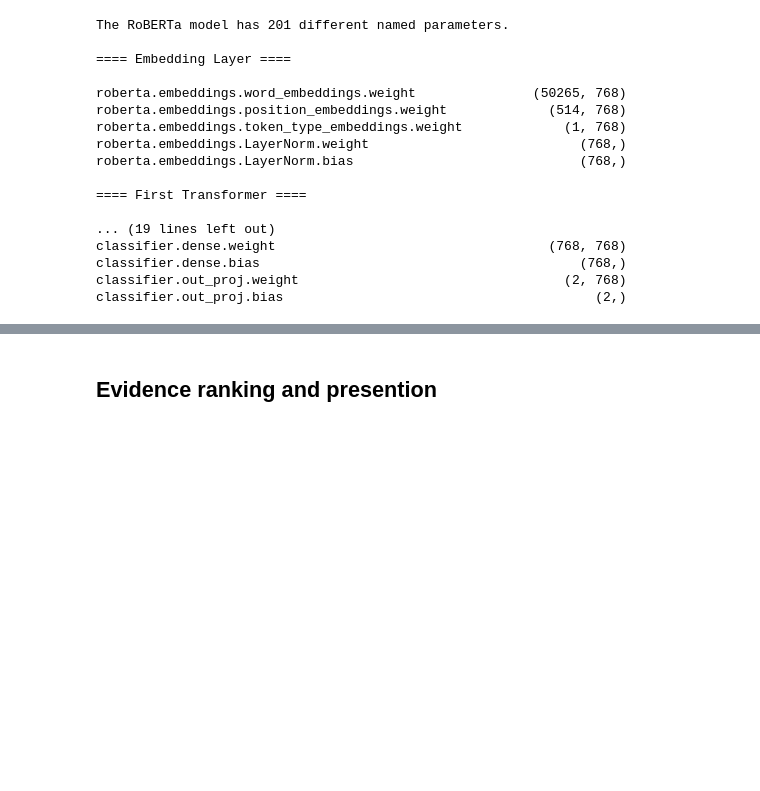
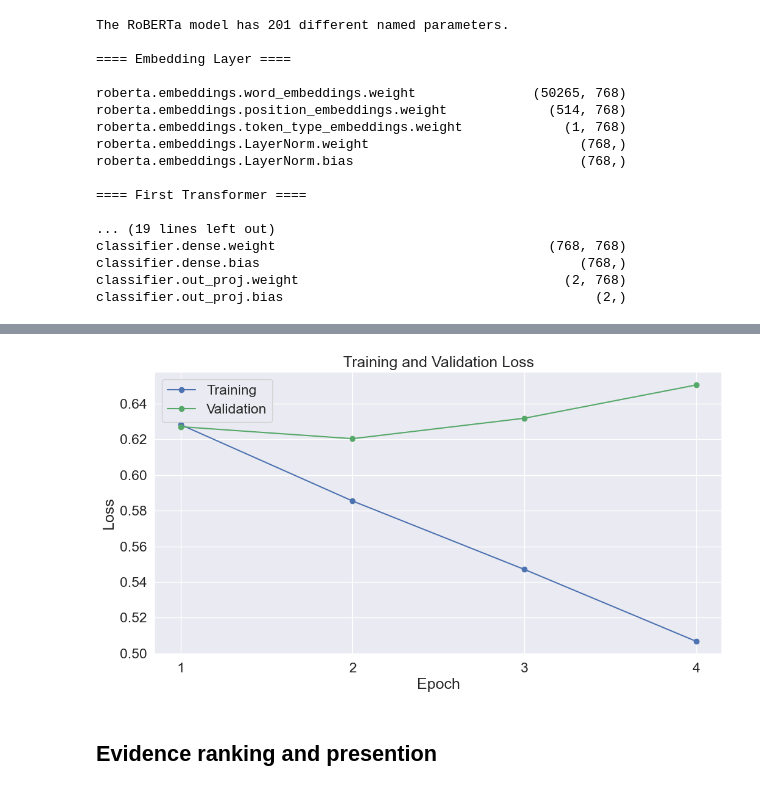
Before and after one commit to phon1e/phon1e, a Jupyter notebook: NLP/main_module/TEST01.ipynb, the cells around one changed output, grey strips where cells are left out. Cells and saved outputs as stored; diff of their text form; code cells hidden in the pictures; blank space fills up the shorter version.

Commit message:
update roberta

```diff
--- a/NLP/main_module/TEST01.ipynb
+++ b/NLP/main_module/TEST01.ipynb
@@ -798,9 +764,3 @@ train_size = int(0.9 * len(roberta_ds))
 val_size = len(roberta_ds) - train_size
 
 roberta_train_ds, roberta_val_ds = random_split(roberta_ds, [train_size, val_size])
-
-#remove ids from tensor
-roberta_val_ds = idx_remover(roberta_val_ds)
-roberta_train_ds = idx_remover(roberta_train_ds)
-
-roberta_val_ds, roberta_train_ds
@@ -887,7 +844,7 @@ from transformers import get_linear_schedule_with_warmup
 optim = AdamW(roberta_model.parameters(), lr=1e-5, eps=1e-8)
 
 #train
-epochs = 2
+epochs = 4
 
 tot_step = len(roberta_train_dataloader) * epochs
 
@@ -907,3 +864,8 @@ def flat_accuracy(preds, labels):
 def format_time(elapsed):
     elapsed_rounded = int(round(elapsed))
     return str(datetime.timedelta(seconds=elapsed_rounded))
+# %%
+for step, batch in enumerate(roberta_train_dataloader):
+    print(batch[0].shape)
+    print(batch[1].shape)
+    break
@@ -1012,0 +1042,8 @@ def format_time(elapsed):
+# %%
+#evaluation
+
+df_stats = pd.DataFrame(data=training_stats)
+
+df_states = df_stats.set_index('epoch')
+
+df_states
@@ -1013,3 +1057,25 @@ def format_time(elapsed):
+# %%
+import seaborn as sns
+
+sns.set_theme(style='darkgrid')
+
+sns.set_theme(font_scale=1.5)
+plt.rcParams['figure.figsize'] = (12, 6)
+
+#plot the learning curve
+plt.plot(df_states['training_loss'], 'b-o', label='Training')
+plt.plot(df_states['eval_loss'], 'g-o', label='Validation')
+
+#label the plot
+plt.title('Training and Validation Loss')
+plt.xlabel('Epoch')
+plt.ylabel('Loss')
+plt.legend()
+plt.xticks([1, 2, 3, 4])
+
+plt.show()
+# %% [output]
+[figure, added]
 # %% [markdown]
 ## Evidence ranking and presention
 # %%
```
Also changed, not shown: parts of 15 cells of this notebook.
